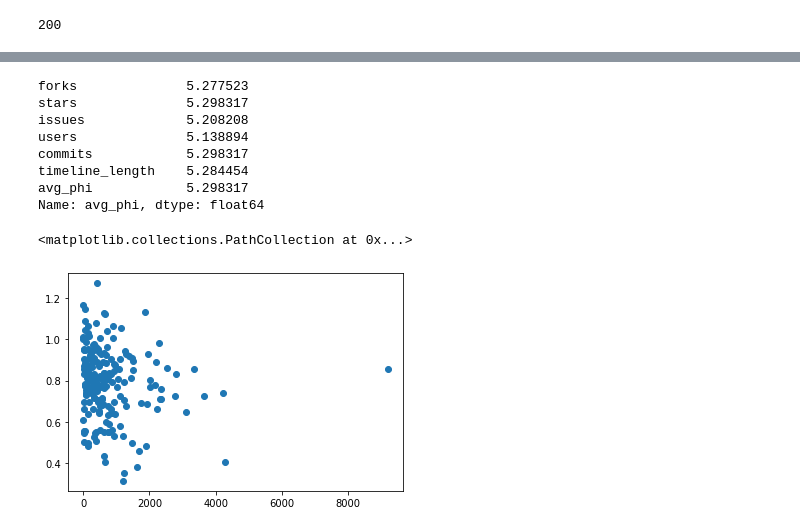
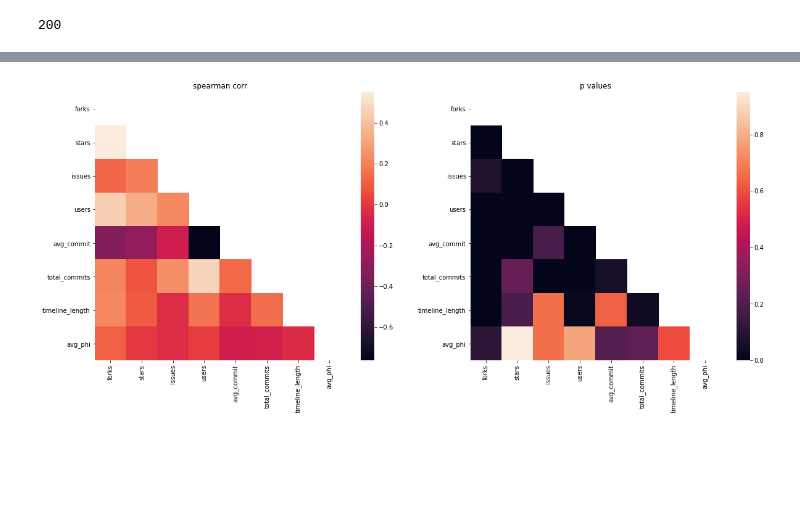
Before and after one commit to s-omranpour/Social-Phi, a Jupyter notebook: examples/data/data analysis.ipynb, the cells around one changed output, grey strips where cells are left out. Cells and saved outputs as stored; diff of their text form; code cells hidden in the pictures; blank space fills up the shorter version.

```diff
--- a/examples/data/data analysis.ipynb
+++ b/examples/data/data analysis.ipynb
@@ -123,16 +122,0 @@ plt.show()
-# %%
-mis.loc['avg_phi']
-# %% [output]
-forks              5.277523
-stars              5.298317
-issues             5.208208
-users              5.138894
-commits            5.298317
-timeline_length    5.284454
-avg_phi            5.298317
-Name: avg_phi, dtype: float64
-# %%
-plt.scatter(x=df['issues'], y=df['avg_phi'])
-# %% [output]
-<matplotlib.collections.PathCollection at 0x...>
-[figure, removed]
@@ -173,0 +123,23 @@ plt.scatter(x=df['issues'], y=df['avg_phi'])
+# %%
+sp_cors = np.zeros(shape=(df.shape[1], df.shape[1]))
+p_values = np.zeros(shape=(df.shape[1], df.shape[1]))
+for i in range(df.shape[1]):
+    for j in range(df.shape[1]):
+        cor = sci_stats.spearmanr(log_df[df.columns[i]], log_df[df.columns[j]])
+        sp_cors[i,j] = cor.correlation
+        p_values[i,j] = cor.pvalue
+sp_cors = pd.DataFrame(sp_cors, columns=df.columns, index=df.columns)
+p_values = pd.DataFrame(p_values, columns=df.columns, index=df.columns)
+
+plt.figure(figsize=(20,8))
+plt.subplot(1,2,1)
+plt.title('spearman corr')
+sns.heatmap(sp_cors, mask=np.triu(np.ones(df.shape[1])))
+
+plt.subplot(1,2,2)
+plt.title('p values')
+sns.heatmap(p_values, mask=np.triu(np.ones(df.shape[1])))
+
+plt.show()
+# %% [output]
+[figure, added]
```
Also changed, not shown: parts of 14 cells of this notebook, 23 other files.
